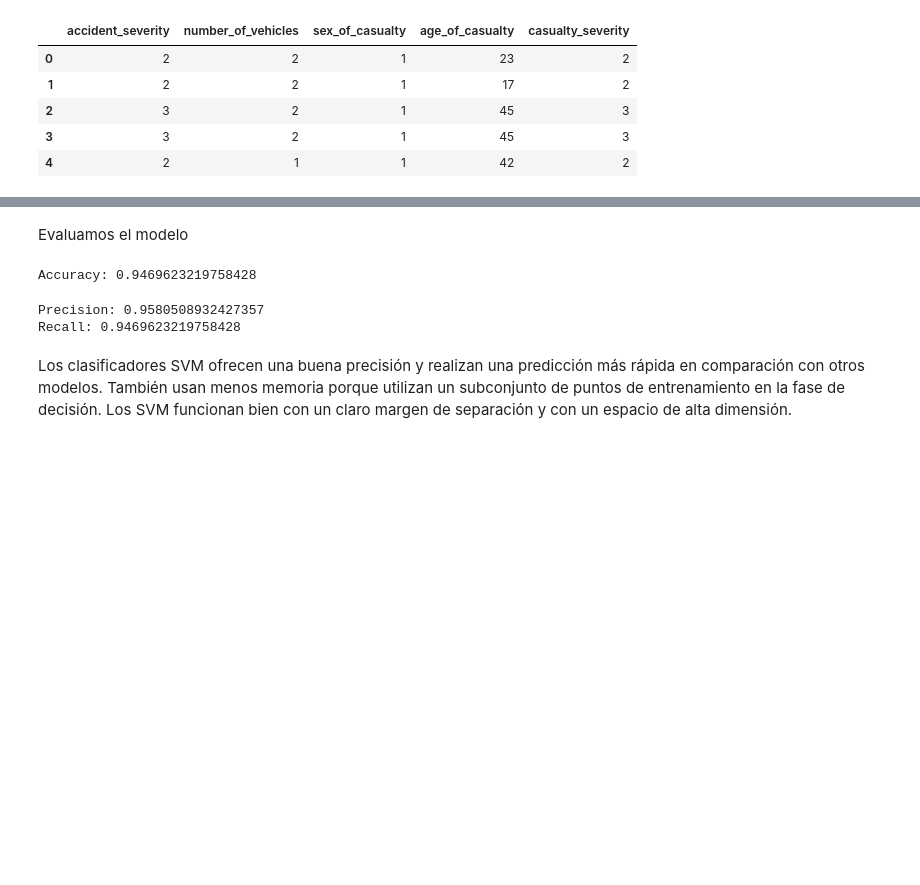
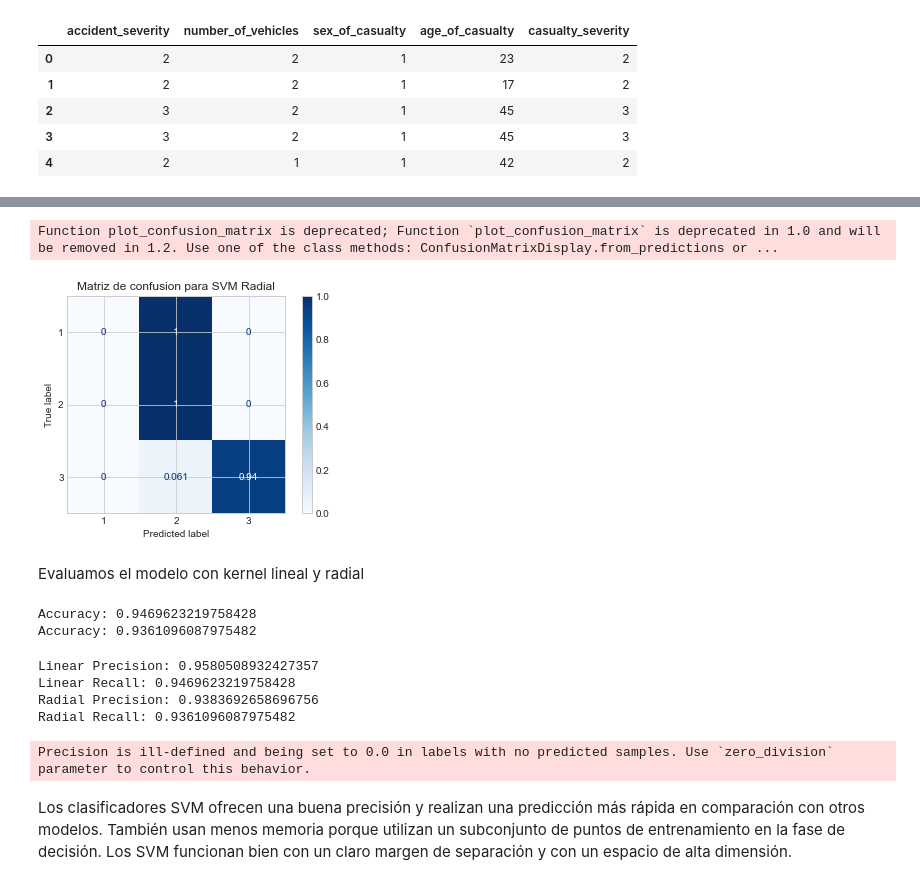
Before and after one commit to pablopascu99/practica2IA, a Jupyter notebook: Traffic_Accidents_Prediction.ipynb, the cells around one changed output, grey strips where cells are left out. Cells and saved outputs as stored; diff of their text form; code cells hidden in the pictures; blank space fills up the shorter version.

```diff
--- a/Traffic_Accidents_Prediction.ipynb
+++ b/Traffic_Accidents_Prediction.ipynb
@@ -797,18 +821,38 @@ y_pred = clf.predict(X_test)
+# %%
+# Imprimimos la matriz de confusion con el kernel radial
+matrixRadial = plot_confusion_matrix(clfRadial, X_test, y_test, cmap=plt.cm.Blues, normalize='true')
+plt.title('Matriz de confusion para SVM Radial')
+plt.show(matrixRadial)
+plt.show()
+# %% [output]
+Function plot_confusion_matrix is deprecated; Function `plot_confusion_matrix` is deprecated in 1.0 and will be removed in 1.2. Use one of the class methods: ConfusionMatrixDisplay.from_predictions or ...
+[figure, added]
 # %% [markdown]
-Evaluamos el modelo
+Evaluamos el modelo con kernel lineal y radial
 # %%
-print("Accuracy:", metrics.accuracy_score(y_test, y_pred))
+print("Accuracy:", metrics.accuracy_score(y_test, y_predLinear))
+print("Accuracy:", metrics.accuracy_score(y_test, y_predRadial))
 # %% [output]
 Accuracy: 0.9469623219758428
+Accuracy: 0.9361096087975482
 # %%
-# Model Precision: what percentage of positive tuples are labeled as such?
-print("Precision:", metrics.precision_score(y_test, y_pred, average='weighted'))
+# Model Precision: Calculamos con que precision se ha predecido con el kernel lineal
+print("Linear Precision:", metrics.precision_score(y_test, y_predLinear, average='weighted'))
 
-# Model Recall: what percentage of positive tuples are labelled as such?
-print("Recall:", metrics.recall_score(y_test, y_pred, average='weighted'))
+# Model Recall: Verificamos la recuperacion del modelo con el kernel lineal
+print("Linear Recall:", metrics.recall_score(y_test, y_predLinear, average='weighted'))
+
+# Model Precision: Calculamos con que precision se ha predecido con el kernel radial
+print("Radial Precision:", metrics.precision_score(y_test, y_predRadial, average='weighted'))
+
+# Model Recall: Verificamos la recuperacion del modelo con el kernel radial
+print("Radial Recall:", metrics.recall_score(y_test, y_predRadial, average='weighted'))
 # %% [output]
-Precision: 0.9580508932427357
-Recall: 0.9469623219758428
+Linear Precision: 0.9580508932427357
+Linear Recall: 0.9469623219758428
+Radial Precision: 0.9383692658696756
+Radial Recall: 0.9361096087975482
+Precision is ill-defined and being set to 0.0 in labels with no predicted samples. Use `zero_division` parameter to control this behavior.
 # %% [markdown]
 Los clasificadores SVM ofrecen una buena precisión y realizan una predicción más rápida en comparación con otros modelos. También usan menos memoria porque utilizan un subconjunto de puntos de entrenamiento en la fase de decisión. Los SVM funcionan bien con un claro margen de separación y con un espacio de alta dimensión.
 # %% [markdown]
```
Also changed, not shown: parts of 17 cells of this notebook, 1 other file.
